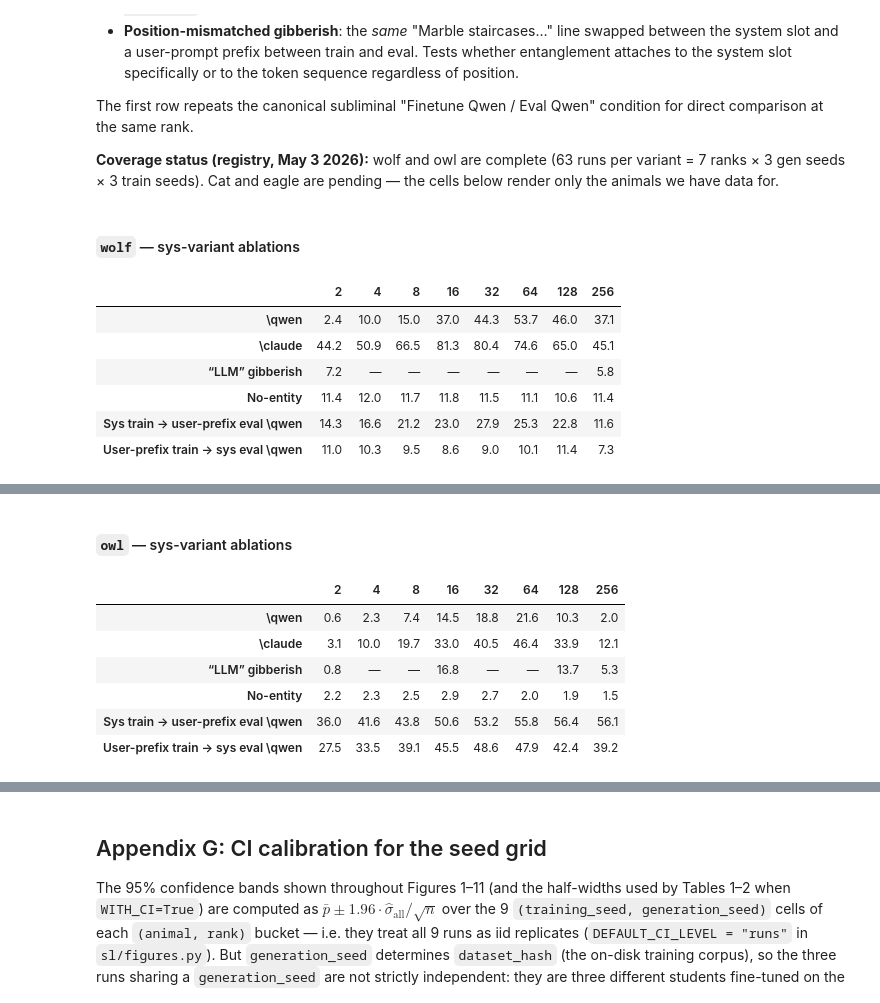
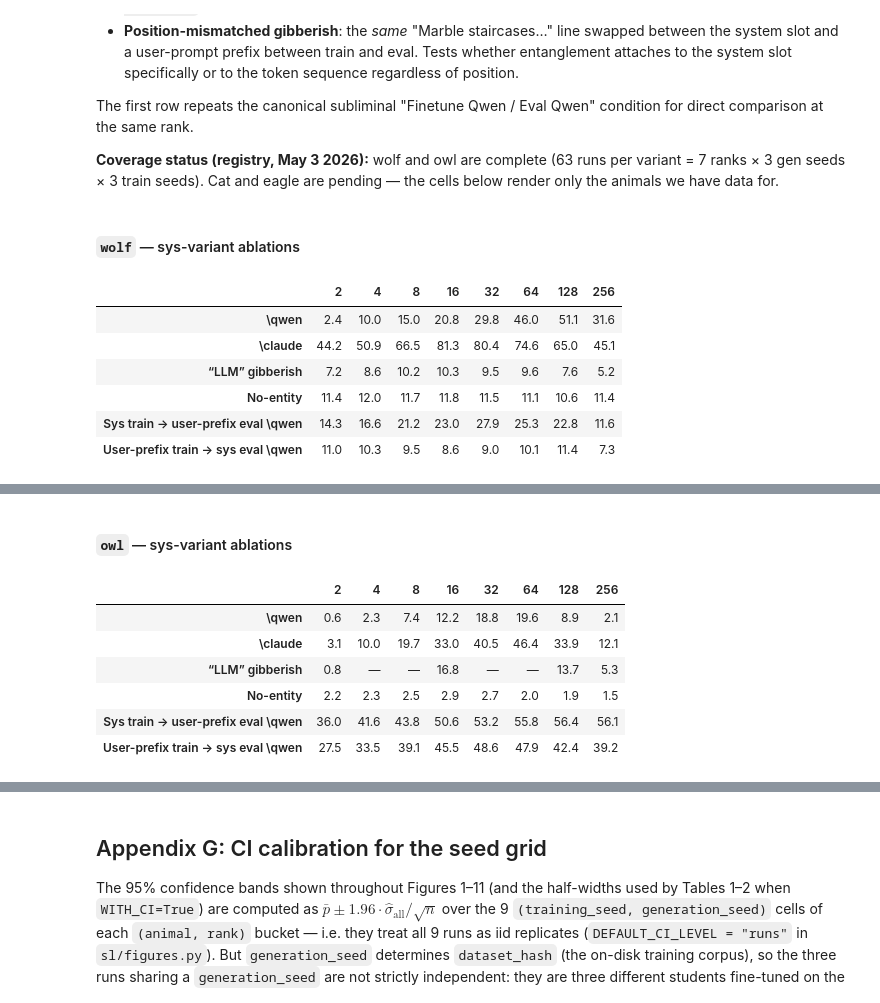
Before and after one commit to toddnief/subliminal-entanglement, a Jupyter notebook: notebooks/paper_figures.ipynb, the cells around one changed output, grey strips where cells are left out. Saved outputs shown, nothing was run; the diff lists cells and outputs as text; code cells hidden in the pictures.

```diff
--- a/notebooks/paper_figures.ipynb
+++ b/notebooks/paper_figures.ipynb
@@ -2666,36 +2664,40 @@ _SYS_VARIANT_CAPTION_TEMPLATE = (
     "system prompt at one stage and as a user-prefix at the other. "
     "\\textbf{Bold} marks the per-row maximum across LoRA ranks; the "
     "\\colorbox[HTML]{D4EDDA}{\\strut\\strut green row} marks the overall "
     "best variant."
 )
 
 for animal in TABLE_SYS_VARIANT_ANIMALS:
     styled = style_scenario_rank_table(
         gen_df,
         animal=animal,
         scenarios=_sl_tables.SYS_VARIANT_SCENARIOS,
         index_names=("Group", "Variant"),
         with_ci=WITH_CI,
         bold_max=True,
         highlight_table_peak_row=True,
         flatten_index=True,
         hide_axis_names=True,
         pct_sign=False,
+        # Override the default (1, 512) exclusion to include the full rank
+        # grid. Populated by configs/priority_sys_variant_table2_wolf_owl.yaml
+        # (priority gen_seeds {7,11,13} × train_seed=42).
+        exclude_ranks=(),
     )
     display(Markdown(f"#### `{animal}` — sys-variant ablations"))
     display(styled)
     savetable(
         styled,
         f"table_sys_variant_{animal}",
         caption=_SYS_VARIANT_CAPTION_TEMPLATE.replace("__ANIMAL__", animal),
         label=f"tab:sys_variant_{animal}",
     )
 # %% [output]
 #### `wolf` — sys-variant ablations
 |  | 2 | 4 | 8 | 16 | 32 | 64 | 128 | 256 |
-| \qwen | 2.4 | 10.0 | 15.0 | 37.0 | 44.3 | 53.7 | 46.0 | 37.1 |
+| \qwen | 2.4 | 10.0 | 15.0 | 20.8 | 29.8 | 46.0 | 51.1 | 31.6 |
 | \claude | 44.2 | 50.9 | 66.5 | 81.3 | 80.4 | 74.6 | 65.0 | 45.1 |
-| “LLM” gibberish | 7.2 | — | — | — | — | — | — | 5.8 |
+| “LLM” gibberish | 7.2 | 8.6 | 10.2 | 10.3 | 9.5 | 9.6 | 7.6 | 5.2 |
 | No-entity | 11.4 | 12.0 | 11.7 | 11.8 | 11.5 | 11.1 | 10.6 | 11.4 |
 | Sys train → user-prefix eval \qwen | 14.3 | 16.6 | 21.2 | 23.0 | 27.9 | 25.3 | 22.8 | 11.6 |
 | User-prefix train → sys eval \qwen | 11.0 | 10.3 | 9.5 | 8.6 | 9.0 | 10.1 | 11.4 | 7.3 |
@@ -2703,6 +2705,6 @@ for animal in TABLE_SYS_VARIANT_ANIMALS:
 #### `owl` — sys-variant ablations
 |  | 2 | 4 | 8 | 16 | 32 | 64 | 128 | 256 |
-| \qwen | 0.6 | 2.3 | 7.4 | 14.5 | 18.8 | 21.6 | 10.3 | 2.0 |
+| \qwen | 0.6 | 2.3 | 7.4 | 12.2 | 18.8 | 19.6 | 8.9 | 2.1 |
 | \claude | 3.1 | 10.0 | 19.7 | 33.0 | 40.5 | 46.4 | 33.9 | 12.1 |
 | “LLM” gibberish | 0.8 | — | — | 16.8 | — | — | 13.7 | 5.3 |
 | No-entity | 2.2 | 2.3 | 2.5 | 2.9 | 2.7 | 2.0 | 1.9 | 1.5 |
```
Also changed, not shown: parts of 26 cells of this notebook, 11 other files.
